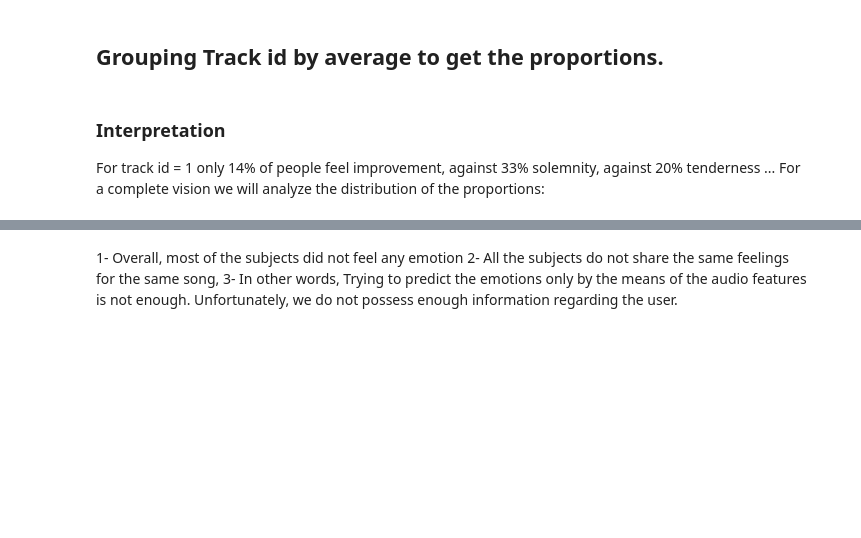
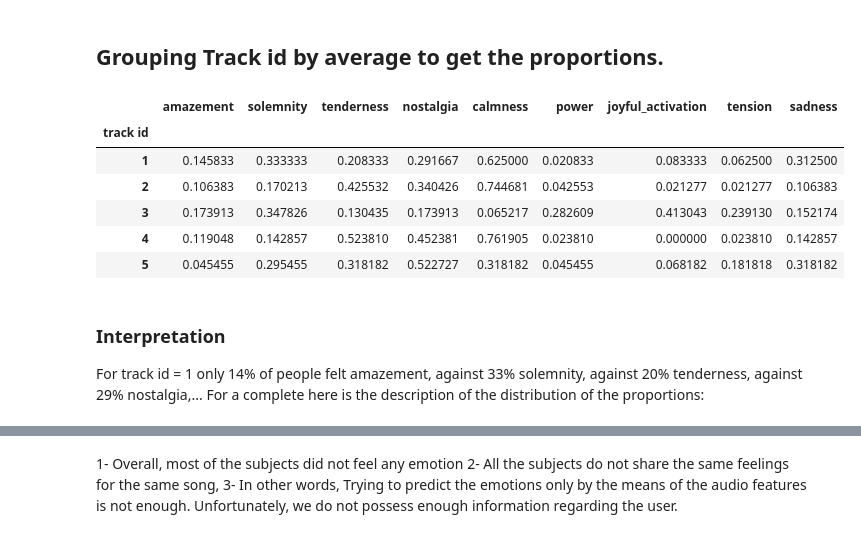
Before and after one commit to FanambyH/Final_Rec_Sys_App, a Jupyter notebook: notebook/Audio dataset EDA.ipynb, the cells around one changed output, grey strips where cells are left out. Drawn from its saved outputs; the diff is of its cells as text; code cells hidden in the pictures; blank space fills up the shorter version.

```diff
--- a/notebook/Audio dataset EDA.ipynb
+++ b/notebook/Audio dataset EDA.ipynb
@@ -71,5 +89,5 @@ emo_corr.style.background_gradient(cmap='coolwarm')
 # %% [markdown]
 ## Grouping by "Track id" and by average of the LABELS to release the proportions by people feeling a particular emotion.
 # %%
-df_emotion = df_emotion[emo_feat + ['track id']]
+df_emotion = df[emo_feat + ['track id']]
 df_emotion.head()
@@ -76,11 +101,19 @@ df_emotion.head()
 # %% [markdown]
 ## Grouping Track id by average to get the proportions.
 # %%
-db = df_emotion.groupby('track id')[LABELS].mean()
+db = df_emotion.groupby('track id')[emo_feat].mean()
 db.head()
+# %% [output]
+|  | amazement | solemnity | tenderness | nostalgia | calmness | power | joyful_activation | tension | sadness |
+| track id |  |  |  |  |  |  |  |  |  |
+| 1 | 0.145833 | 0.333333 | 0.208333 | 0.291667 | 0.625000 | 0.020833 | 0.083333 | 0.062500 | 0.312500 |
+| 2 | 0.106383 | 0.170213 | 0.425532 | 0.340426 | 0.744681 | 0.042553 | 0.021277 | 0.021277 | 0.106383 |
+| 3 | 0.173913 | 0.347826 | 0.130435 | 0.173913 | 0.065217 | 0.282609 | 0.413043 | 0.239130 | 0.152174 |
+| 4 | 0.119048 | 0.142857 | 0.523810 | 0.452381 | 0.761905 | 0.023810 | 0.000000 | 0.023810 | 0.142857 |
+| 5 | 0.045455 | 0.295455 | 0.318182 | 0.522727 | 0.318182 | 0.045455 | 0.068182 | 0.181818 | 0.318182 |
 # %% [markdown]
 ### Interpretation
-For track id = 1 only 14% of people feel improvement, against 33% solemnity, against 20% tenderness ...
-For a complete vision we will analyze the distribution of the proportions:
+For track id = 1 only 14% of people felt amazement, against 33% solemnity, against 20% tenderness, against 29% nostalgia,...
+For a complete here is the description of the distribution of the proportions:
 # %%
 db.describe()
```
Also changed, not shown: parts of 3 cells of this notebook.
